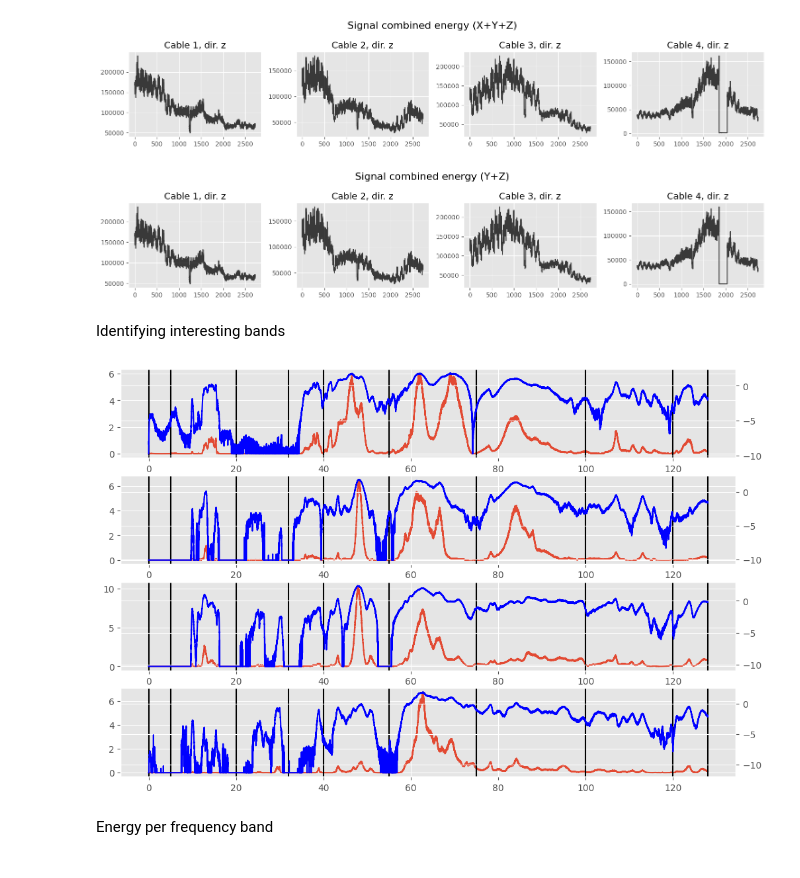
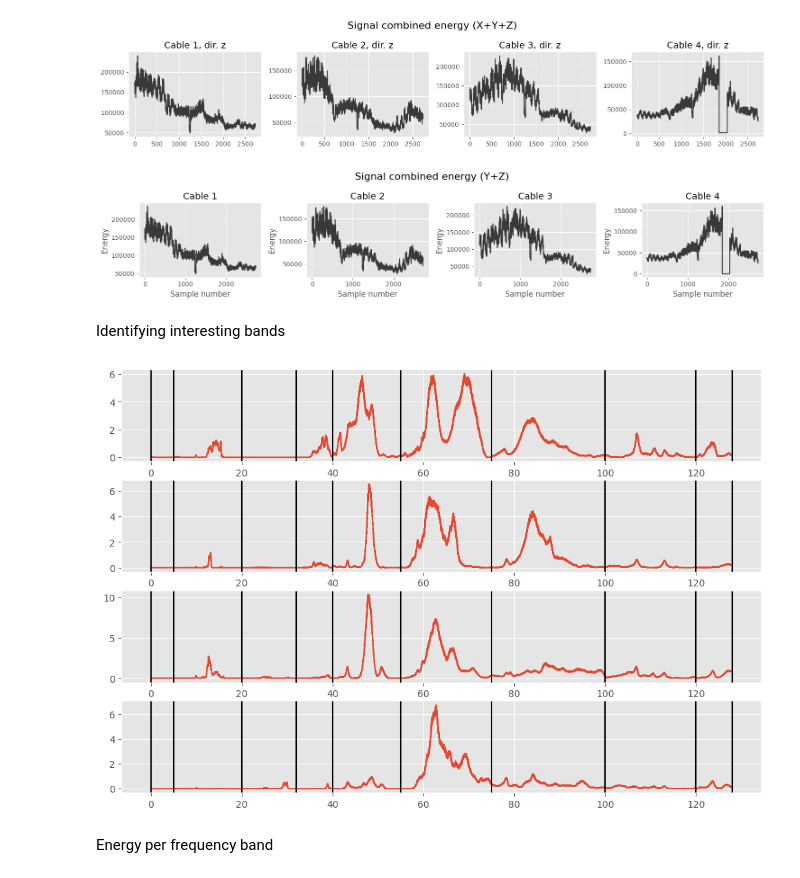
Before and after one commit to eduardocoraca/transmission-tower-monitoring, a Jupyter notebook: notebooks/1_dataset_visualization.ipynb, the cells around one changed output. Saved outputs shown, nothing was run; the diff lists cells and outputs as text; code cells hidden in the pictures.

```diff
--- a/notebooks/1_dataset_visualization.ipynb
+++ b/notebooks/1_dataset_visualization.ipynb
@@ -129,7 +129,7 @@ for d in ["x","y","z"]:
     for cable in [0,1,2,3]:
         ax = fig.add_subplot(3, 4, cont)
         ax.set_title(f"Cable {cable+1}, dir. {d}")
-        pc = ax.pcolormesh(f, t, np.abs(dct_per_cable[cable][d]), cmap="RdBu_r")
+        pc = ax.pcolormesh(f, t, np.abs(dct_per_cable[cable][d]), cmap="magma")
         ax.set_xlabel("Frequency (Hz)")
         ax.set_ylabel("Sample number")
         fig.colorbar(pc, location="bottom", label="Coefficient amplitude")
@@ -175,13 +175,15 @@ cont = 1
 fig.suptitle("Signal combined energy (Y+Z)", fontsize=16)
 for cable in [0,1,2,3]:
     ax = fig.add_subplot(1, 4, cont)
-    ax.set_title(f"Cable {cable+1}, dir. {d}")
+    ax.set_title(f"Cable {cable+1}")
     combined_energy = np.array([en_per_cable[cable][d] for d in ["y","z"]]).sum(axis=0)
     ax.plot(combined_energy, color="k", alpha=0.75)
+    ax.set_xlabel("Sample number")
+    ax.set_ylabel("Energy")
     cont += 1
 fig.tight_layout()
 # %% [output]
-[figure, old version]
+[figure, new version]
 # %% [markdown]
 Identifying interesting bands
 # %%
@@ -205,32 +207,30 @@ def get_mean_coef_per_cable(sample_list: list, cable: int) -> np.ndarray:
 # %%
 f = np.linspace(0, 128, len(mean_coef_per_cable))
 
 band_limits = [
     0,
     5,
     20,
     32,
     40,
     55,
     75,
     100,
     120,
     128
 ]
 
 fig = plt.figure(figsize=(12,8))
 cont = 1
 for cable in [0,1,2,3]:
     ax = fig.add_subplot(4, 1, cont)
     mean_coef_per_cable = get_mean_coef_per_cable(sample_list, cable)
     lowest = mean_coef_per_cable[mean_coef_per_cable>0].min()
     ax.plot(f, mean_coef_per_cable)
     for freq in band_limits:
         ax.axvline(freq, color="k")
-    ax2 = ax.twinx()
-    ax2.plot(f, np.log(mean_coef_per_cable + lowest), color="blue")
     cont += 1
 # %% [output]
-[figure, old version]
+[figure, new version]
 # %% [markdown]
 Energy per frequency band
```
Also changed, not shown: parts of 10 cells of this notebook.
